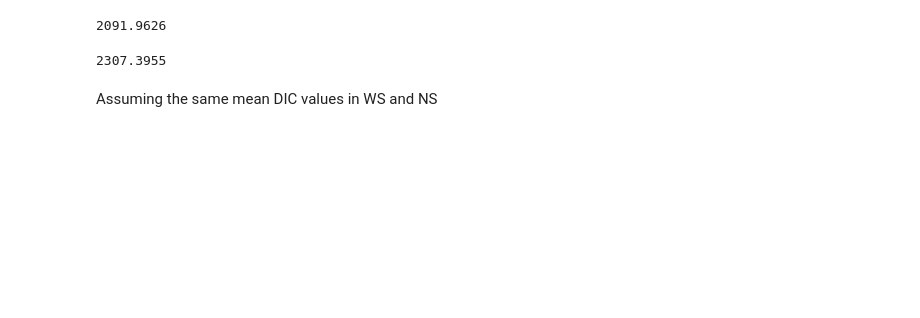
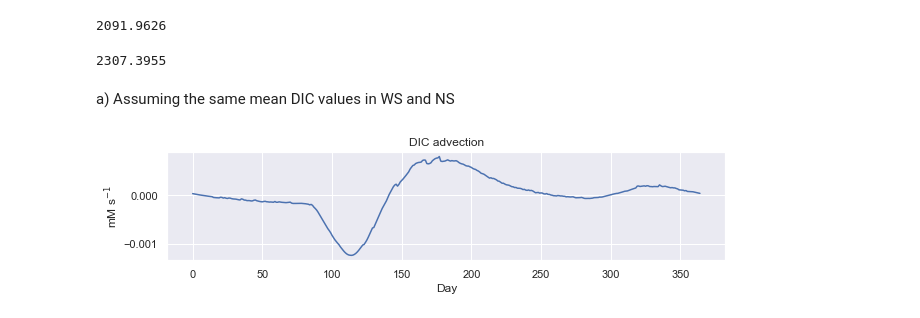
Before and after one commit to limash/Carbon_dioxide_absorption_drivers, a Jupyter notebook: 3_generate_netcdf.ipynb, the cells around one changed output. Saved outputs shown, nothing was run; the diff lists cells and outputs as text; code cells hidden in the pictures; blank space fills up the shorter version.

```diff
--- a/3_generate_netcdf.ipynb
+++ b/3_generate_netcdf.ipynb
@@ -322,7 +343,18 @@ dic_surface_ws['B_C_DIC'].mean()
 # %% [output]
 2307.3955
 # %% [markdown]
-Assuming the same mean DIC values in WS and NS
+a) Assuming the same mean DIC values in WS and NS
 # %%
 dic_diff = dic_surface_ws['B_C_DIC'].mean()-dic_surface_ns['B_C_DIC'].mean()
+# %%
+dic_ws_ready = dic_surface_ws['B_C_DIC'].values-dic_diff
+dic_ns_ready = dic_surface_ns['B_C_DIC']
+V = 0.03; dx = 10000
+dic_input_eq = -(V*dic_ns_ready - V*dic_ws_ready)/dx
+# %%
+ox = np.arange(365); name = 'DIC advection'
+plt.plot(ox, dic_input_eq[:365]); plt.gcf().set_size_inches(10,2);
+plt.title(name); plt.xlabel('Day'); plt.ylabel('mM s$^{-1}$');
+# %% [output]
+[figure, added]
 # %% [markdown]
```
Also changed, not shown: parts of 18 cells of this notebook, 1 other file.
